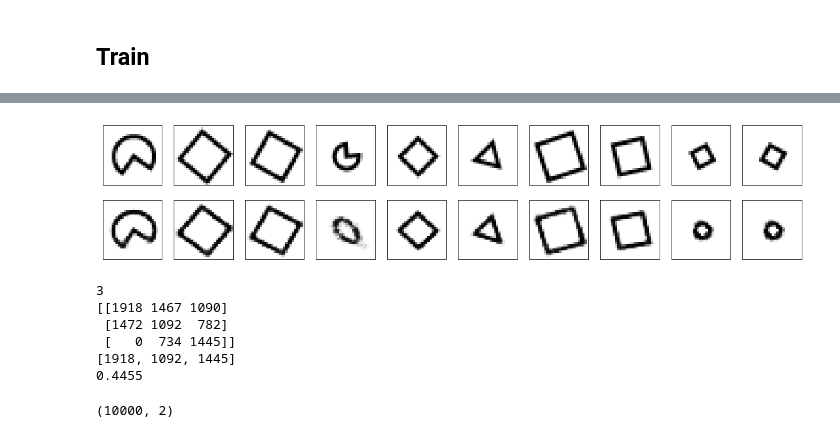
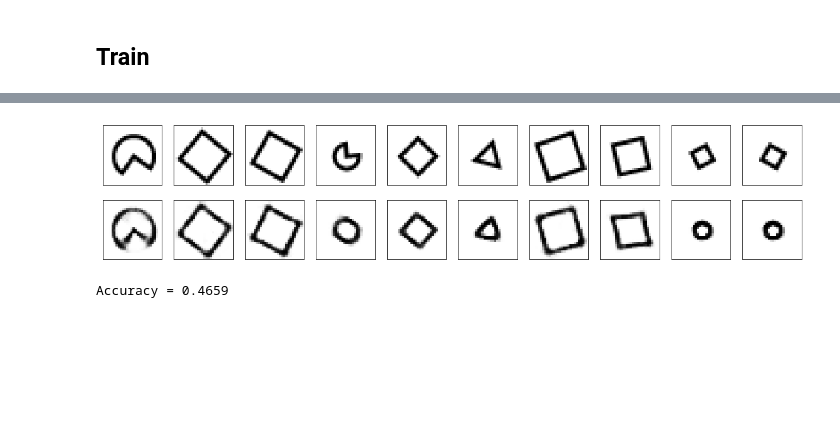
Before and after one commit to shbharath/Shapes, a Jupyter notebook: Shape-Data-Analysis.ipynb, the cells around one changed output, grey strips where cells are left out. Saved outputs shown, nothing was run; the diff lists cells and outputs as text; code cells hidden in the pictures; blank space fills up the shorter version.

```diff
--- a/Shape-Data-Analysis.ipynb
+++ b/Shape-Data-Analysis.ipynb
@@ -138,8 +132,2 @@ print(x_test.shape)
 # %% [markdown]
 ## Train
-# %%
-autoencoder.fit(x_train, x_train,
-                epochs=300,
-                batch_size=512,
-                shuffle=True,
-                validation_data=(x_test, x_test))
@@ -165,5 +134,9 @@ Epoch 300/300
-# %%
-# encode and decode some digits
-# note that we take them from the *test* set
-encoded_imgs = encoder.predict(x_test)
-decoded_imgs = decoder.predict(encoded_imgs)
+# %%
+simple_model_cp_name = 'weights.best.simple_model.hdf5'
+autoencoder.fit(x_train_autoencoder, x_train_autoencoder,
+                epochs=EPOCH,
+                batch_size=BATCH_SIZE,
+                shuffle=True,
+                callbacks=[ModelCheckpoint(simple_model_cp_name, monitor='val_loss', verbose=1, save_best_only=True),
+                           ReduceLROnPlateau(monitor='val_loss', patience=5, verbose=2, factor=0.5)],
+                validation_data=(x_test_autoencoder, x_test_autoencoder))
@@ -247,10 +212,13 @@ decoded = Dense(784, activation='sigmoid')(decoded)
 autoencoder = Model(input_img, decoded)
 autoencoder.compile(optimizer='adadelta', loss='binary_crossentropy')
 
-autoencoder.fit(x_train, x_train,
-                epochs=100,
-                batch_size=256,
+dense_model_cp_name = 'weights.best.dense_model.hdf5'
+autoencoder.fit(x_train_autoencoder, x_train_autoencoder,
+                epochs=EPOCH,
+                batch_size=BATCH_SIZE,
                 shuffle=True,
-                validation_data=(x_test, x_test))
+                callbacks=[ModelCheckpoint(dense_model_cp_name, monitor='val_loss', verbose=1, save_best_only=True),
+                           ReduceLROnPlateau(monitor='val_loss', patience=5, verbose=2, factor=0.5)],
+                validation_data=(x_test_autoencoder, x_test_autoencoder))
 # %% [output]
 Train on 60000 samples, validate on 10000 samples
@@ -273,40 +241,7 @@ Epoch 100/100
 <keras.callbacks.History at 0x...>
-# %%
-# encode and decode some digits
-# note that we take them from the *test* set
-encoded_imgs = autoencoder.predict(x_test)
-decoded_imgs = autoencoder.predict(encoded_imgs)
-
-
-n = 10  # how many digits we will display
-plt.figure(figsize=(20, 4))
-for i in range(n):
-    # display original
-    ax = plt.subplot(2, n, i + 1)
-    plt.imshow(x_test[i].reshape(28, 28))
-    plt.gray()
-    ax.get_xaxis().set_visible(False)
-    ax.get_yaxis().set_visible(False)
-
-    # display reconstruction
-    ax = plt.subplot(2, n, i + 1 + n)
-    plt.imshow(decoded_imgs[i].reshape(28, 28))
-    plt.gray()
-    ax.get_xaxis().set_visible(False)
-    ax.get_yaxis().set_visible(False)
-plt.show()
-# %% [output]
-[figure, removed]
-# %%
-kmeans = KMeans(n_clusters=3, n_init=20)
-y_pred = kmeans.fit_predict((encoded_imgs))
-print(acc(y_test, y_pred))
-result.shape
-# %% [output]
-3
-[[1918 1467 1090]
- [1472 1092  782]
- [   0  734 1445]]
-[1918, 1092, 1445]
-0.4455
-(10000, 2)
+# %%
+autoencoder.load_weights(dense_model_cp_name)
+eval_autoencoder(autoencoder, x_test_autoencoder, y_test)
+# %% [output]
+[figure, added]
+Accuracy = 0.4659
```
Also changed, not shown: parts of 92 cells of this notebook, 2 other files.
